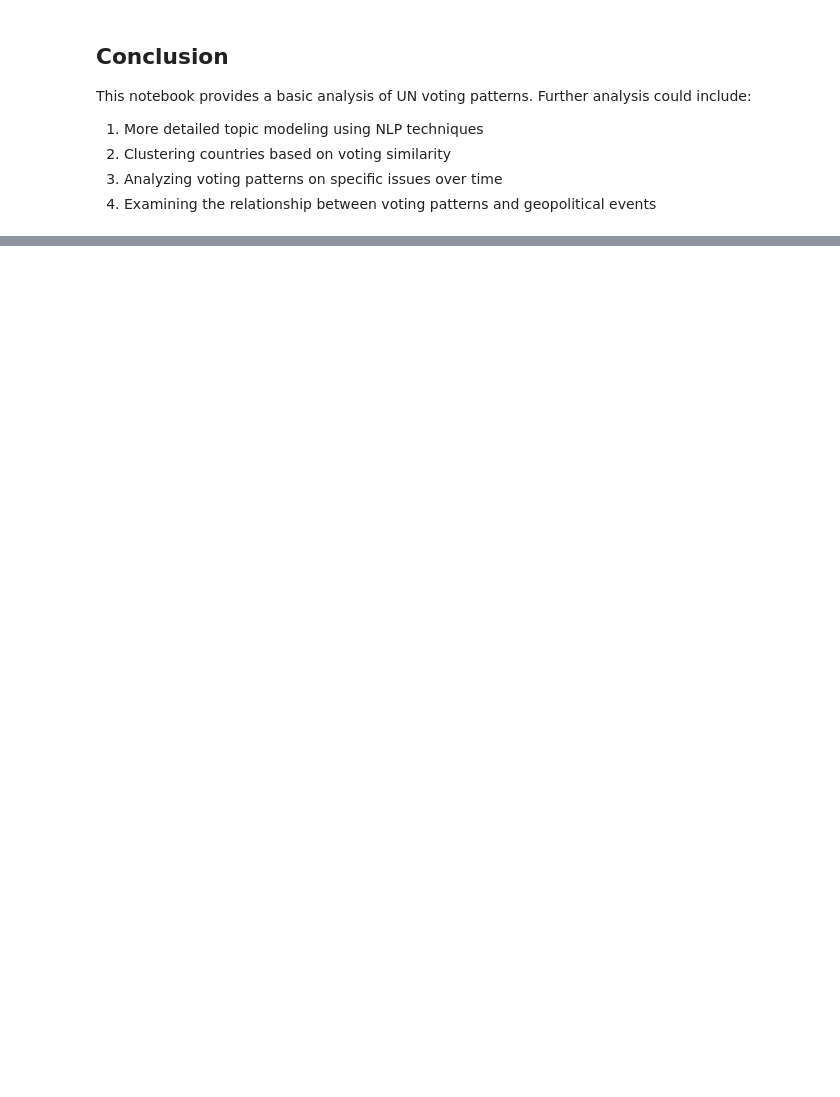
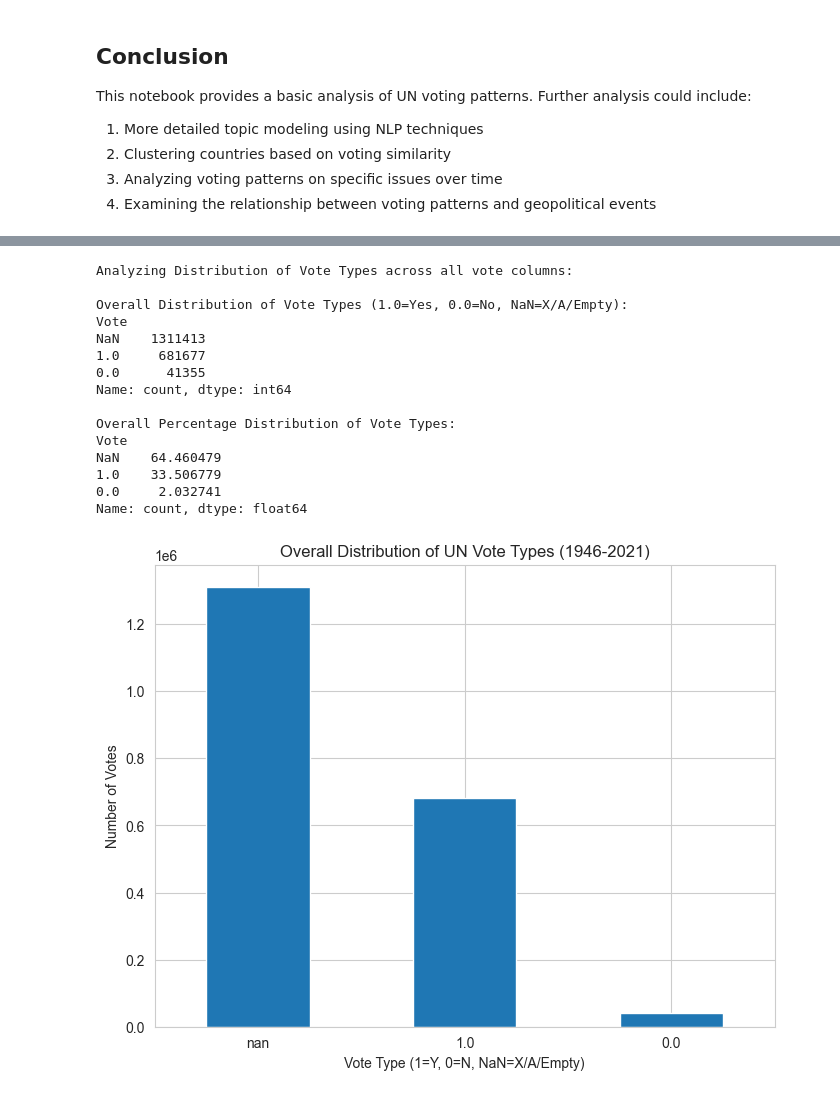
Before and after one commit to Amit2yzx/Un-data-dashboard, a Jupyter notebook: un_data_analysis.ipynb, the cells around one changed output, grey strips where cells are left out. Cells and saved outputs as stored; diff of their text form; code cells hidden in the pictures; blank space fills up the shorter version.

```diff
--- a/un_data_analysis.ipynb
+++ b/un_data_analysis.ipynb
@@ -170,0 +1045,63 @@ This notebook provides a basic analysis of UN voting patterns. Further analysis
+# %%
+# --- Analyze the overall distribution of vote types ---
+# This requires looking at ALL the columns that contain individual country votes.
+# This code assumes `country_vote_cols` was successfully defined in Step 2.
+
+if 'country_vote_cols' in locals() and len(country_vote_cols) > 0:
+
+    print("\nAnalyzing Distribution of Vote Types across all vote columns:")
+
+    # Stack the vote columns to count all vote types together
+    # .stack() automatically drops NaNs by default, but we want to include them
+    # So we'll use value_counts(dropna=False) on the original columns before stacking/melting
+    # or stack and then count NaNs separately. Let's use melting for clarity.
+
+    # Melt the DataFrame to long format for easier counting
+    df_melted_votes = df.melt(value_vars=country_vote_cols, var_name='Country', value_name='Vote')
+
+    # Count the occurrences of each vote type (1.0, 0.0, NaN)
+    vote_counts = df_melted_votes['Vote'].value_counts(dropna=False) # dropna=False includes NaN count
+
+    print("\nOverall Distribution of Vote Types (1.0=Yes, 0.0=No, NaN=X/A/Empty):")
+    print(vote_counts)
+
+    # Calculate percentages
+    vote_percentages = vote_counts / vote_counts.sum() * 100
+    print("\nOverall Percentage Distribution of Vote Types:")
+    print(vote_percentages)
+
+    # Optional: Visualize the vote distribution
+    import matplotlib.pyplot as plt
+    import seaborn as sns
+
+    plt.figure(figsize=(8, 6))
+    # Use seaborn for potentially better handling of categorical data including NaN if plotted differently
+    # For a simple bar plot of counts including NaN:
+    vote_counts.plot(kind='bar')
+
+    plt.title('Overall Distribution of UN Vote Types (1946-2021)')
+    plt.xlabel('Vote Type (1=Y, 0=N, NaN=X/A/Empty)')
+    plt.ylabel('Number of Votes')
+    plt.xticks(rotation=0)
+    plt.show()
+
+else:
+    print("\nWarning: `country_vote_cols` variable not defined or is empty. Cannot analyze vote distribution.")
+    print("Please ensure `country_vote_cols` was correctly identified and defined in Step 2.")
+# %% [output]
+Analyzing Distribution of Vote Types across all vote columns:
+
+Overall Distribution of Vote Types (1.0=Yes, 0.0=No, NaN=X/A/Empty):
+Vote
+NaN    1311413
+1.0     681677
+0.0      41355
+Name: count, dtype: int64
+
+Overall Percentage Distribution of Vote Types:
+Vote
+NaN    64.460479
+1.0    33.506779
+0.0     2.032741
+Name: count, dtype: float64
+[figure, added]
```
Also changed, not shown: parts of 52 cells of this notebook.
